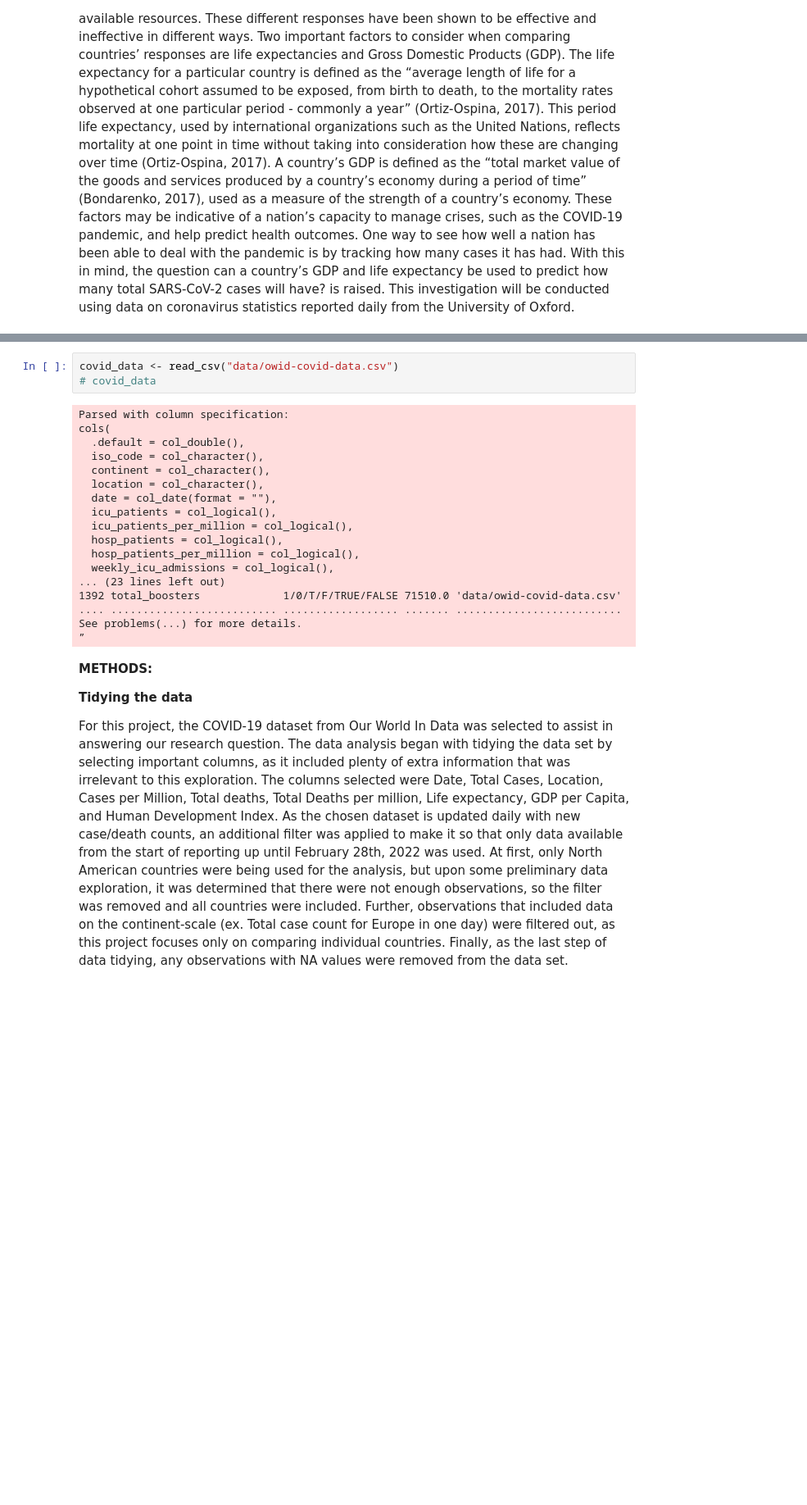
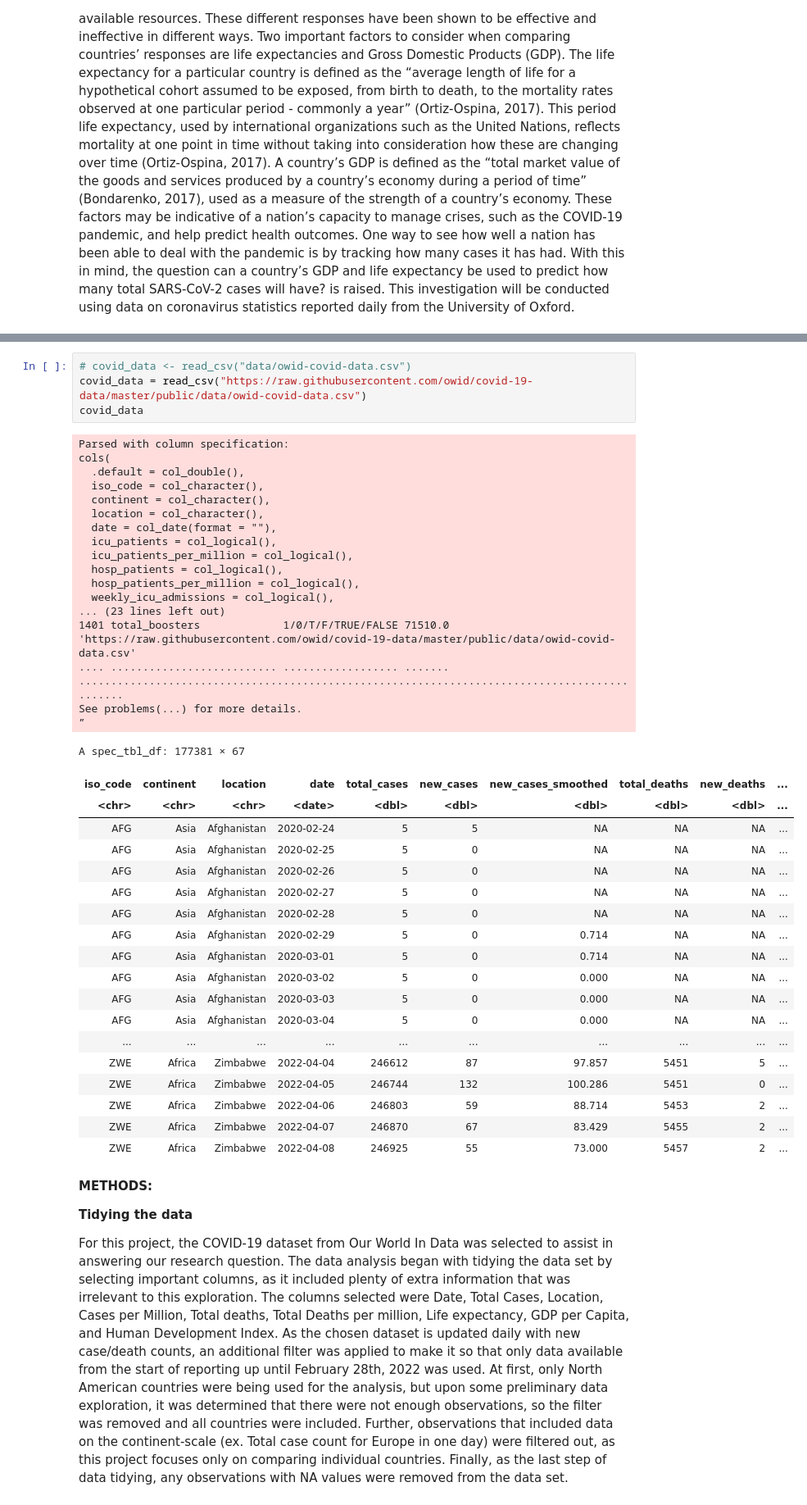
Before and after one commit to jerryyvn/DSCI-Group-11-Project, a Jupyter notebook: project_proposal.ipynb, the cells around one changed output, grey strips where cells are left out. Shown at 82% size. Saved outputs shown, nothing was run; the diff lists cells and outputs as text; blank space fills up the shorter version.

Commit message:
changed to pull data from internet instead of locally

```diff
--- a/project_proposal.ipynb
+++ b/project_proposal.ipynb
@@ -31,24 +13,44 @@ Registered S3 method overwritten by 'GGally':
-# %%
-covid_data <- read_csv("data/owid-covid-data.csv")
-# covid_data
-# %% [output]
-Parsed with column specification:
-cols(
-  .default = col_double(),
-  iso_code = col_character(),
-  continent = col_character(),
-  location = col_character(),
-  date = col_date(format = ""),
-  icu_patients = col_logical(),
-  icu_patients_per_million = col_logical(),
-  hosp_patients = col_logical(),
-  hosp_patients_per_million = col_logical(),
-  weekly_icu_admissions = col_logical(),
-... (23 lines left out)
-1392 total_boosters             1/0/T/F/TRUE/FALSE 71510.0 'data/owid-covid-data.csv'
-.... .......................... .................. ....... ..........................
-See problems(...) for more details.
-”
+# %%
+# covid_data <- read_csv("data/owid-covid-data.csv")
+covid_data = read_csv("https://raw.githubusercontent.com/owid/covid-19-data/master/public/data/owid-covid-data.csv")
+covid_data
+# %% [output]
+Parsed with column specification:
+cols(
+  .default = col_double(),
+  iso_code = col_character(),
+  continent = col_character(),
+  location = col_character(),
+  date = col_date(format = ""),
+  icu_patients = col_logical(),
+  icu_patients_per_million = col_logical(),
+  hosp_patients = col_logical(),
+  hosp_patients_per_million = col_logical(),
+  weekly_icu_admissions = col_logical(),
+... (23 lines left out)
+1401 total_boosters             1/0/T/F/TRUE/FALSE 71510.0 'https://raw.githubusercontent.com/owid/covid-19-data/master/public/data/owid-covid-data.csv'
+.... .......................... .................. ....... .............................................................................................
+See problems(...) for more details.
+”
+A spec_tbl_df: 177381 × 67
+| iso_code | continent | location | date | total_cases | new_cases | new_cases_smoothed | total_deaths | new_deaths | ... |
+| <chr> | <chr> | <chr> | <date> | <dbl> | <dbl> | <dbl> | <dbl> | <dbl> | ... |
+| AFG | Asia | Afghanistan | 2020-02-24 | 5 | 5 | NA | NA | NA | ... |
+| AFG | Asia | Afghanistan | 2020-02-25 | 5 | 0 | NA | NA | NA | ... |
+| AFG | Asia | Afghanistan | 2020-02-26 | 5 | 0 | NA | NA | NA | ... |
+| AFG | Asia | Afghanistan | 2020-02-27 | 5 | 0 | NA | NA | NA | ... |
+| AFG | Asia | Afghanistan | 2020-02-28 | 5 | 0 | NA | NA | NA | ... |
+| AFG | Asia | Afghanistan | 2020-02-29 | 5 | 0 | 0.714 | NA | NA | ... |
+| AFG | Asia | Afghanistan | 2020-03-01 | 5 | 0 | 0.714 | NA | NA | ... |
+| AFG | Asia | Afghanistan | 2020-03-02 | 5 | 0 | 0.000 | NA | NA | ... |
+| AFG | Asia | Afghanistan | 2020-03-03 | 5 | 0 | 0.000 | NA | NA | ... |
+| AFG | Asia | Afghanistan | 2020-03-04 | 5 | 0 | 0.000 | NA | NA | ... |
+| ... | ... | ... | ... | ... | ... | ... | ... | ... | ... |
+| ZWE | Africa | Zimbabwe | 2022-04-04 | 246612 | 87 | 97.857 | 5451 | 5 | ... |
+| ZWE | Africa | Zimbabwe | 2022-04-05 | 246744 | 132 | 100.286 | 5451 | 0 | ... |
+| ZWE | Africa | Zimbabwe | 2022-04-06 | 246803 | 59 | 88.714 | 5453 | 2 | ... |
+| ZWE | Africa | Zimbabwe | 2022-04-07 | 246870 | 67 | 83.429 | 5455 | 2 | ... |
+| ZWE | Africa | Zimbabwe | 2022-04-08 | 246925 | 55 | 73.000 | 5457 | 2 | ... |
 # %% [markdown]
 **METHODS:**
 
```
Also changed, not shown: parts of 3 cells of this notebook.
